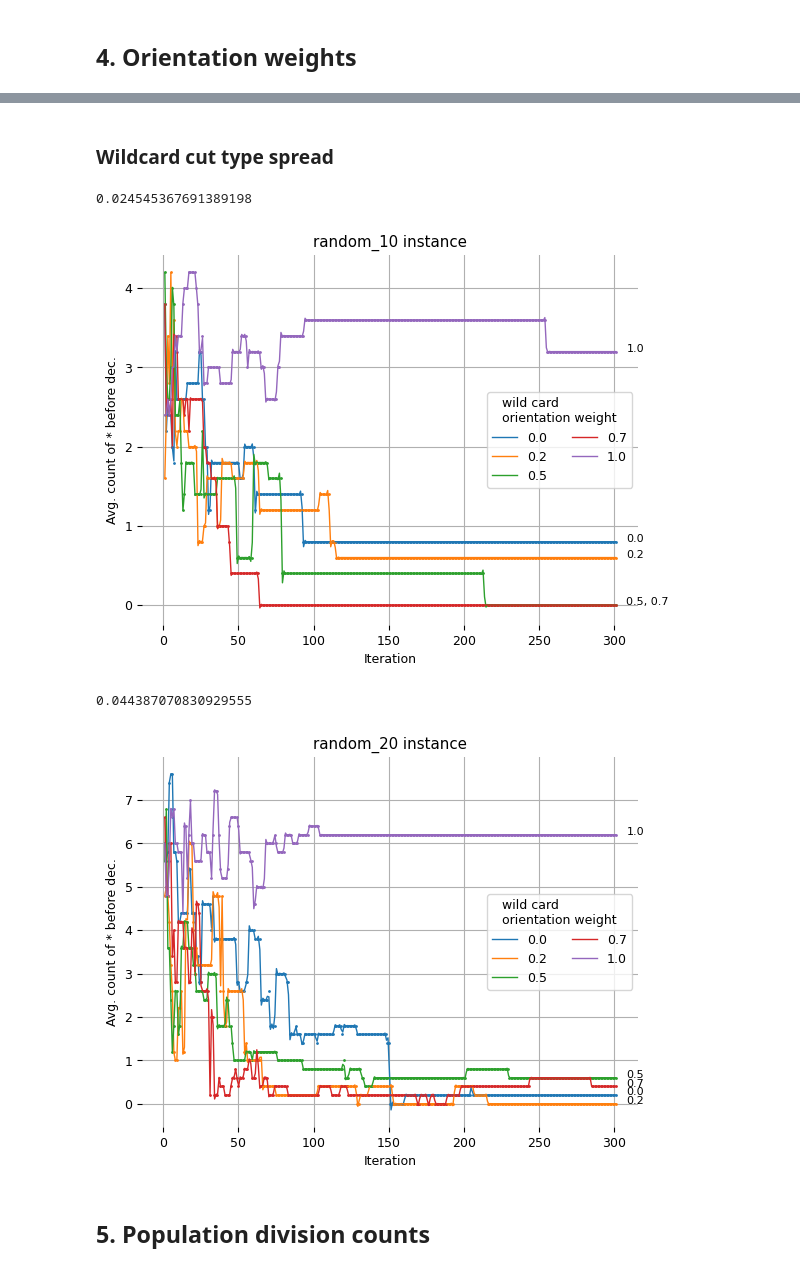
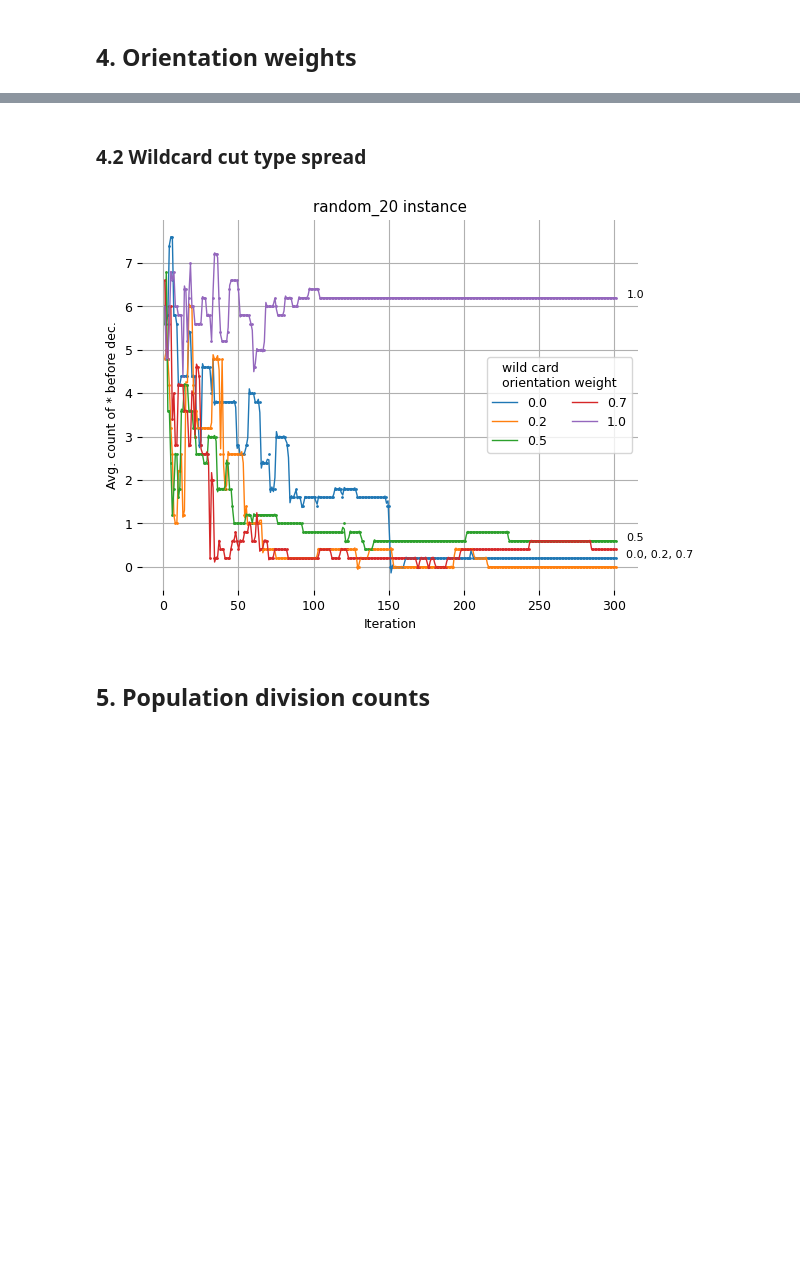
Before and after one commit to TaIos/master-thesis, a Jupyter notebook: src/notebooks/graphs.ipynb, the cells around one changed output, grey strips where cells are left out. Cells and saved outputs as stored; diff of their text form; code cells hidden in the pictures; blank space fills up the shorter version.

```diff
--- a/src/notebooks/graphs.ipynb
+++ b/src/notebooks/graphs.ipynb
@@ -573,23 +570,21 @@ for name in dfWeights.name.unique():
 [figure]
 # %% [markdown]
-### Wildcard cut type spread
+### 4.2 Wildcard cut type spread
 # %%
 dfWeightsTS = dfWeights.groupby([dfWeights.name, dfWeights.orientationWeightWildcard])['wildCardCount'].mean()
 
-for name in dfWeights.name.unique():
+# for name in dfWeights.name.unique():
+for name in ['random_20']:
     # plt.figure(figsize=(10,7))
     for orientationWeightWildcard in dfWeights.orientationWeightWildcard.unique():
         ts = dfWeightsTS[name, orientationWeightWildcard]
         plotter(x=range(1, len(ts)+1), y=ts, label=orientationWeightWildcard, title=f'{name} instance', legendTitle='wild card\norientation weight', scatterDotSize=1,
                fontsize=9, xlabel='Iteration', ylabel='Avg. count of * before dec.', ncol=2)
-    annotateEndOfLines(annotateEndOfLinesPenalization=180, splitAnnotated=False, xscale=0.975)
+    annotateEndOfLines(annotateEndOfLinesPenalization=20, splitAnnotated=False, xscale=0.975)
     plt.savefig(f'figures2/orientation_weights_wildcard_cut_type_spread_{name}.pdf', bbox_inches='tight')
     plt.show()
 # %% [output]
-0.024545367691389198
-[figure, old version]
+[figure, new version]
-0.044387070830929555
-[figure, removed]
 # %% [markdown]
 ## 5. Population division counts
 # %%
```
Also changed, not shown: parts of 7 cells of this notebook, 2 other files.
